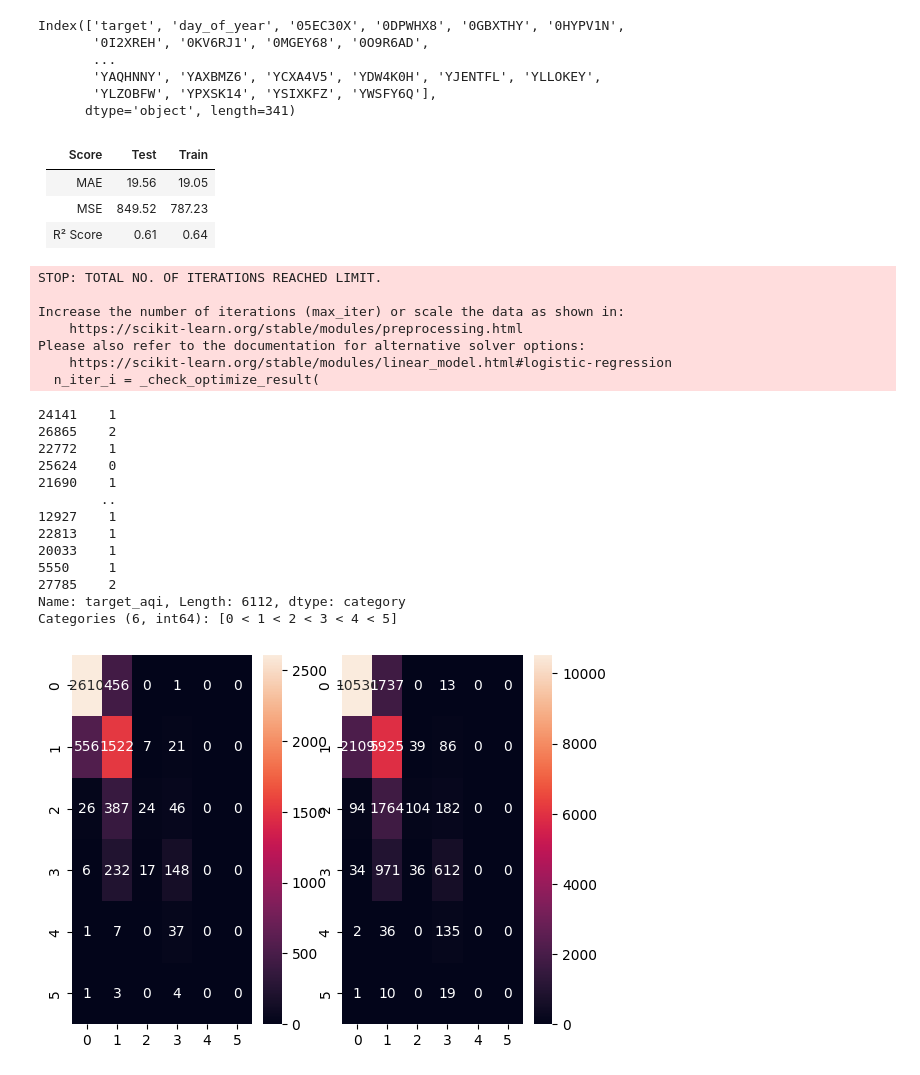
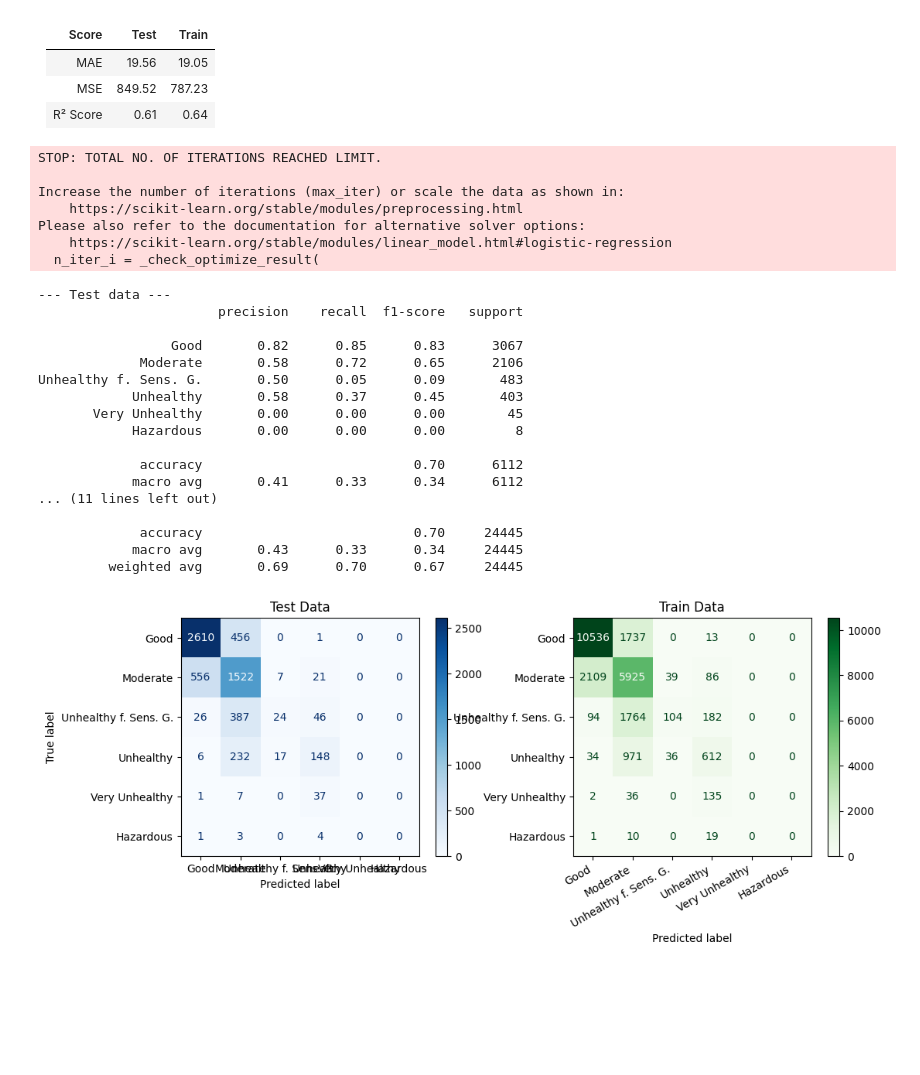
Before and after one commit to boesi/ds-ml-project-urban-air-pollution, a Jupyter notebook: baseline_model.ipynb, the cells around one changed output. Drawn from its saved outputs; the diff is of its cells as text; code cells hidden in the pictures; blank space fills up the shorter version.

Commit message:
combined baseline model with functions from data

```diff
--- a/baseline_model.ipynb
+++ b/baseline_model.ipynb
@@ -11,19 +7,6 @@ RSEED = 42
 df = uap.get_data()
-# %%
-base_model_df = df[['target', 'Place_ID', 'day_of_year']]
-base_model_enc = uap.convert_to_categorical(base_model_df, 'Place_ID')
-print(base_model_enc.columns)
-X = base_model_enc.drop(['target'], axis=1)
-y_con = base_model_enc['target']
-X_train, X_test, y_train, y_test = train_test_split(X, y_con, test_size=0.2, random_state=RSEED, stratify=)
-# %% [output]
-Index(['target', 'day_of_year', '05EC30X', '0DPWHX8', '0GBXTHY', '0HYPV1N',
-       '0I2XREH', '0KV6RJ1', '0MGEY68', '0O9R6AD',
-       ...
-       'YAQHNNY', 'YAXBMZ6', 'YCXA4V5', 'YDW4K0H', 'YJENTFL', 'YLLOKEY',
-       'YLZOBFW', 'YPXSK14', 'YSIXKFZ', 'YWSFY6Q'],
-      dtype='object', length=341)
 # %%
+X_train, X_test, y_train, y_test = uap.get_baseline_data(df, 'target')
 reg_base_model = LinearRegression()
 reg_base_model.fit(X_train, y_train)
 uap.check_regression(reg_base_model, X_train, X_test, y_train, y_test)
@@ -43,27 +20,31 @@ X_train_cat, X_test_cat, y_train_cat, y_test_cat = train_test_split(X, y_con, te
 # %%
-cat_base_model = LogisticRegression()
-cat_base_model.fit(X_train, y_train_cat)
-print(y_test_cat)
-uap.check_classification(cat_base_model, X_train_cat, X_test_cat, y_train_cat, y_test_cat)
+X_train_cat, X_test_cat, y_train_cat, y_test_cat, y_labels = uap.get_baseline_data(df, 'target_aqi', factorize_target=True)
+cat_base_model_aqi = LogisticRegression()
+cat_base_model_aqi.fit(X_train, y_train_cat)
+uap.check_classification(cat_base_model_aqi, X_train_cat, X_test_cat, y_train_cat, y_test_cat, y_labels)
 # %% [output]
 STOP: TOTAL NO. OF ITERATIONS REACHED LIMIT.
 
 Increase the number of iterations (max_iter) or scale the data as shown in:
     https://scikit-learn.org/stable/modules/preprocessing.html
 Please also refer to the documentation for alternative solver options:
     https://scikit-learn.org/stable/modules/linear_model.html#logistic-regression
   n_iter_i = _check_optimize_result(
-24141    1
-26865    2
-22772    1
-25624    0
-21690    1
-        ..
-12927    1
-22813    1
-20033    1
-5550     1
-27785    2
-Name: target_aqi, Length: 6112, dtype: category
-Categories (6, int64): [0 < 1 < 2 < 3 < 4 < 5]
+--- Test data ---
+                       precision    recall  f1-score   support
+
+                 Good       0.82      0.85      0.83      3067
+             Moderate       0.58      0.72      0.65      2106
+Unhealthy f. Sens. G.       0.50      0.05      0.09       483
+            Unhealthy       0.58      0.37      0.45       403
+       Very Unhealthy       0.00      0.00      0.00        45
+            Hazardous       0.00      0.00      0.00         8
+
+             accuracy                           0.70      6112
+            macro avg       0.41      0.33      0.34      6112
+... (11 lines left out)
+
+             accuracy                           0.70     24445
+            macro avg       0.43      0.33      0.34     24445
+         weighted avg       0.69      0.70      0.67     24445
-[figure, old version]
+[figure, new version]
```
Also changed, not shown: parts of 7 cells of this notebook, 1 other file.
